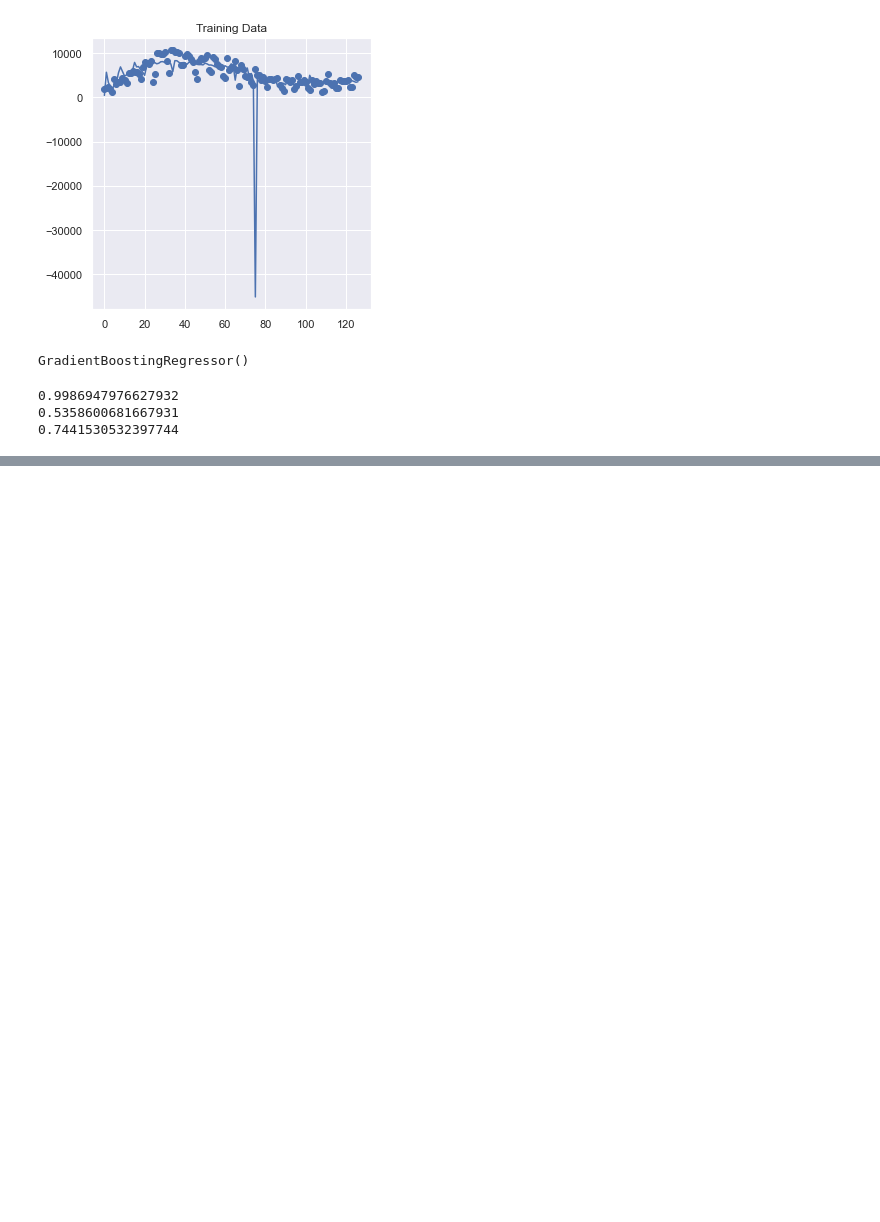
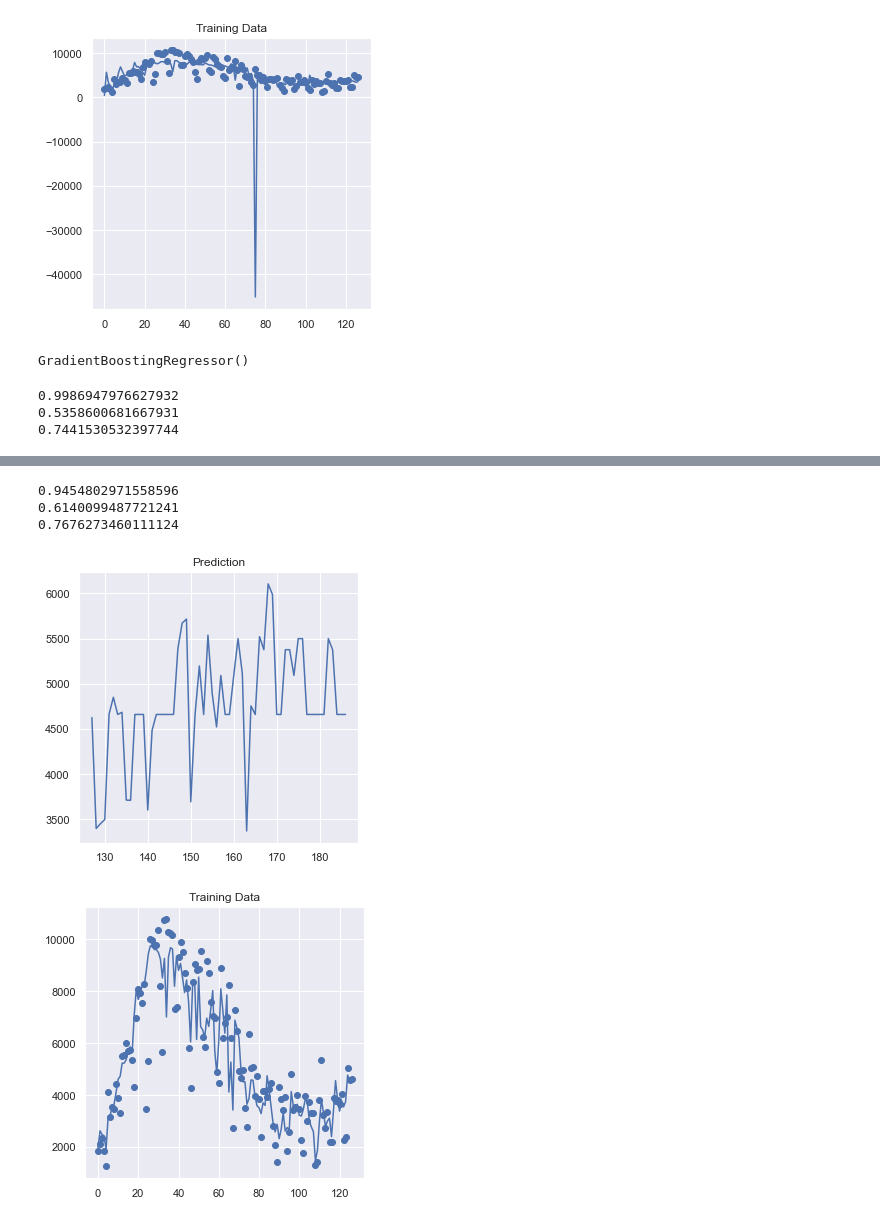
Before and after one commit to oaimtiaz/dell-datathon, a Jupyter notebook: model.ipynb, the cells around one changed output, grey strips where cells are left out. Cells and saved outputs as stored; diff of their text form; code cells hidden in the pictures; blank space fills up the shorter version.

```diff
--- a/model.ipynb
+++ b/model.ipynb
@@ -152,0 +158,13 @@ plot_model(boosted, useable_X, useable_y,)
+# %%
+print(bag.score(X_train, y_train))
+print(bag.score(X_test, y_test))
+print(bag.score(useable_X, useable_y))
+# %% [output]
+0.9454802971558596
+0.6140099487721241
+0.7676273460111124
+# %%
+plot_model(bag, useable_X, useable_y, predict_X)
+# %% [output]
+[figure, added]
+[figure, added]
```
Also changed, not shown: parts of 4 cells of this notebook, 1 other file.
